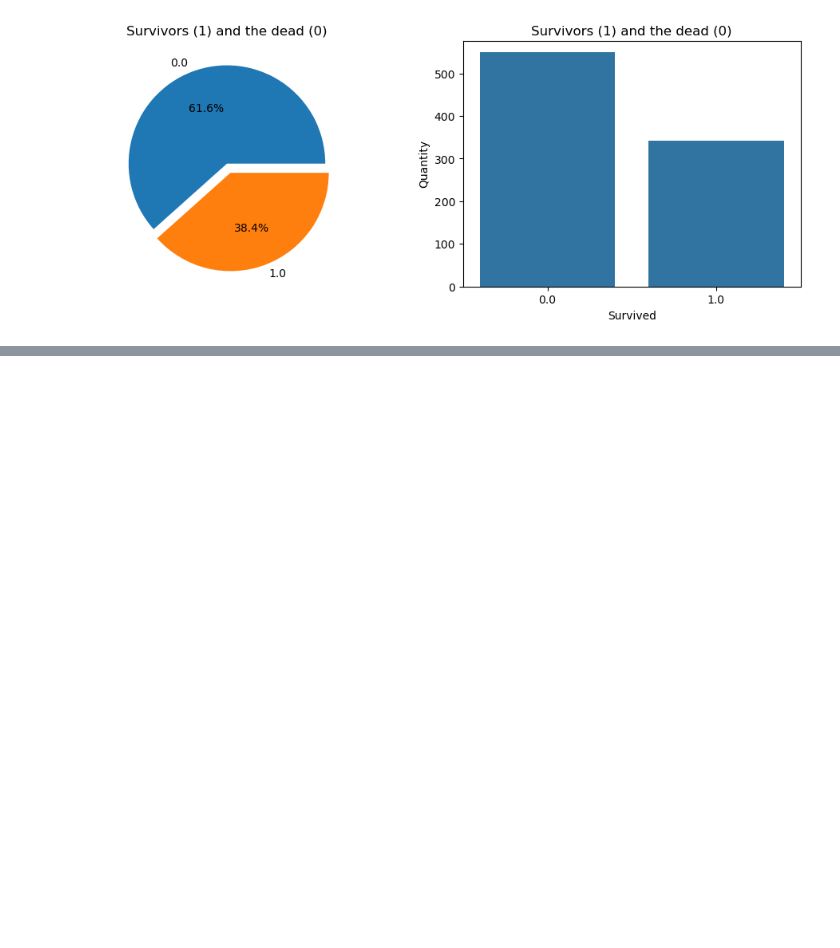
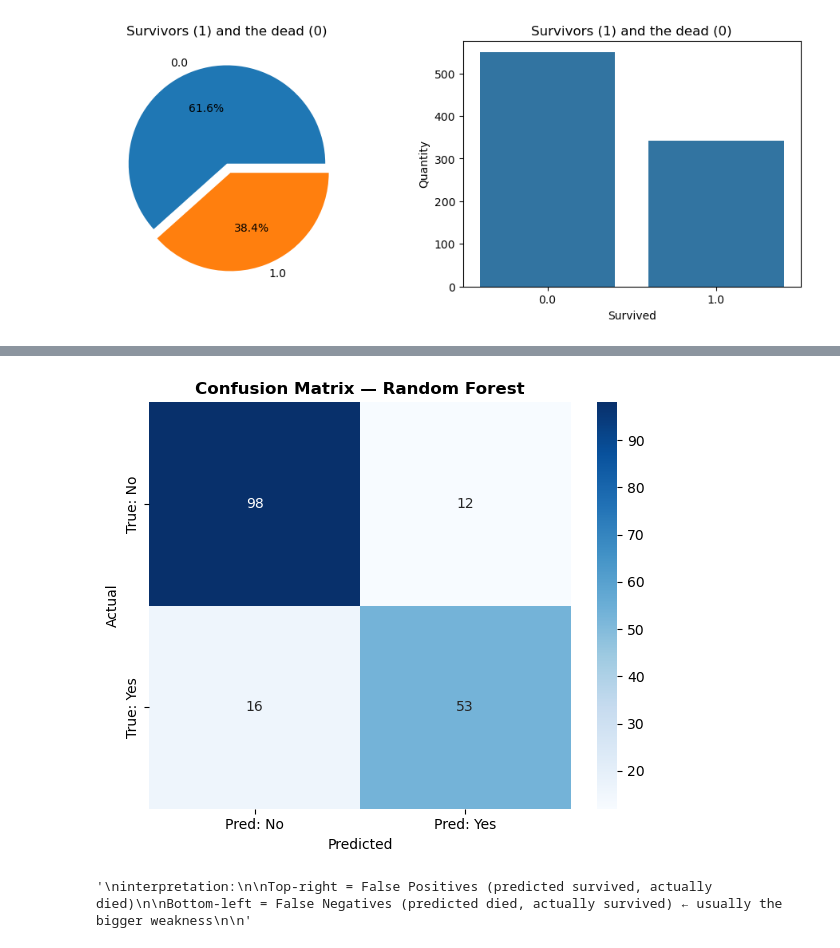
Before and after one commit to KiarieDenis/Titanic-survival-prediction, a Jupyter notebook: nb.ipynb, the cells around one changed output, grey strips where cells are left out. Saved outputs shown, nothing was run; the diff lists cells and outputs as text; code cells hidden in the pictures; blank space fills up the shorter version.

```diff
--- a/nb.ipynb
+++ b/nb.ipynb
@@ -39,0 +271,23 @@ plt.show()
+# %%
+from sklearn.model_selection import (
+    cross_val_score, learning_curve, validation_curve,
+    StratifiedKFold, train_test_split
+)
+from sklearn.metrics import (
+    accuracy_score, classification_report, confusion_matrix,
+    roc_auc_score, roc_curve, precision_recall_curve
+)
+
+# Confirm your variables exist
+print("x_train:", x_train.shape)
+print("y_train:", y_train.shape)
+print("x_val  :", x_val.shape)
+print("y_val  :", y_val.shape)
+
+# Basic Accuracy + Classification Report
+y_pred = randomforest.predict(x_val)
+
+print("Accuracy :", round(accuracy_score(y_val, y_pred) * 100, 2), "%")
+print("ROC-AUC  :", round(roc_auc_score(y_val, randomforest.predict_proba(x_val)[:, 1]), 4))
+print("\nClassification Report:")
+print(classification_report(y_val, y_pred, target_names=["Not Survived", "Survived"]))
@@ -39,0 +311,24 @@ plt.show()
+# %%
+# Confusion Matrix
+cm = confusion_matrix(y_val, y_pred)
+
+plt.figure(figsize=(6, 5))
+sns.heatmap(cm, annot=True, fmt="d", cmap="Blues",
+            xticklabels=["Pred: No", "Pred: Yes"],
+            yticklabels=["True: No", "True: Yes"])
+plt.title("Confusion Matrix — Random Forest", fontweight="bold")
+plt.ylabel("Actual")
+plt.xlabel("Predicted")
+plt.tight_layout()
+plt.show()
+"""
+interpretation:
+
+Top-right = False Positives (predicted survived, actually died)
+
+Bottom-left = False Negatives (predicted died, actually survived) ← usually the bigger weakness
+
+"""
+# %% [output]
+[figure, added]
+'\ninterpretation:\n\nTop-right = False Positives (predicted survived, actually died)\n\nBottom-left = False Negatives (predicted died, actually survived) ← usually the bigger weakness\n\n'
```
Also changed, not shown: parts of 16 cells of this notebook.
